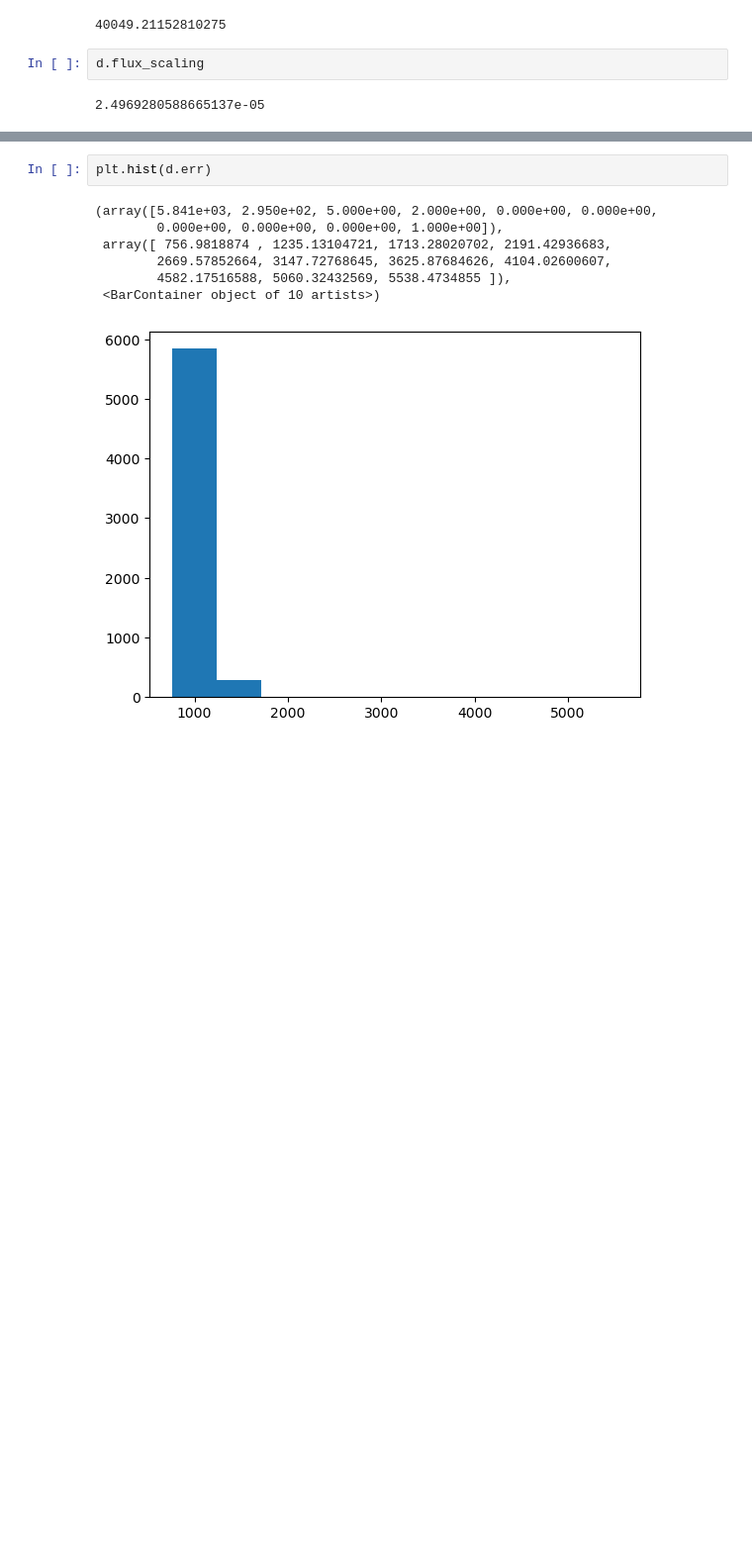
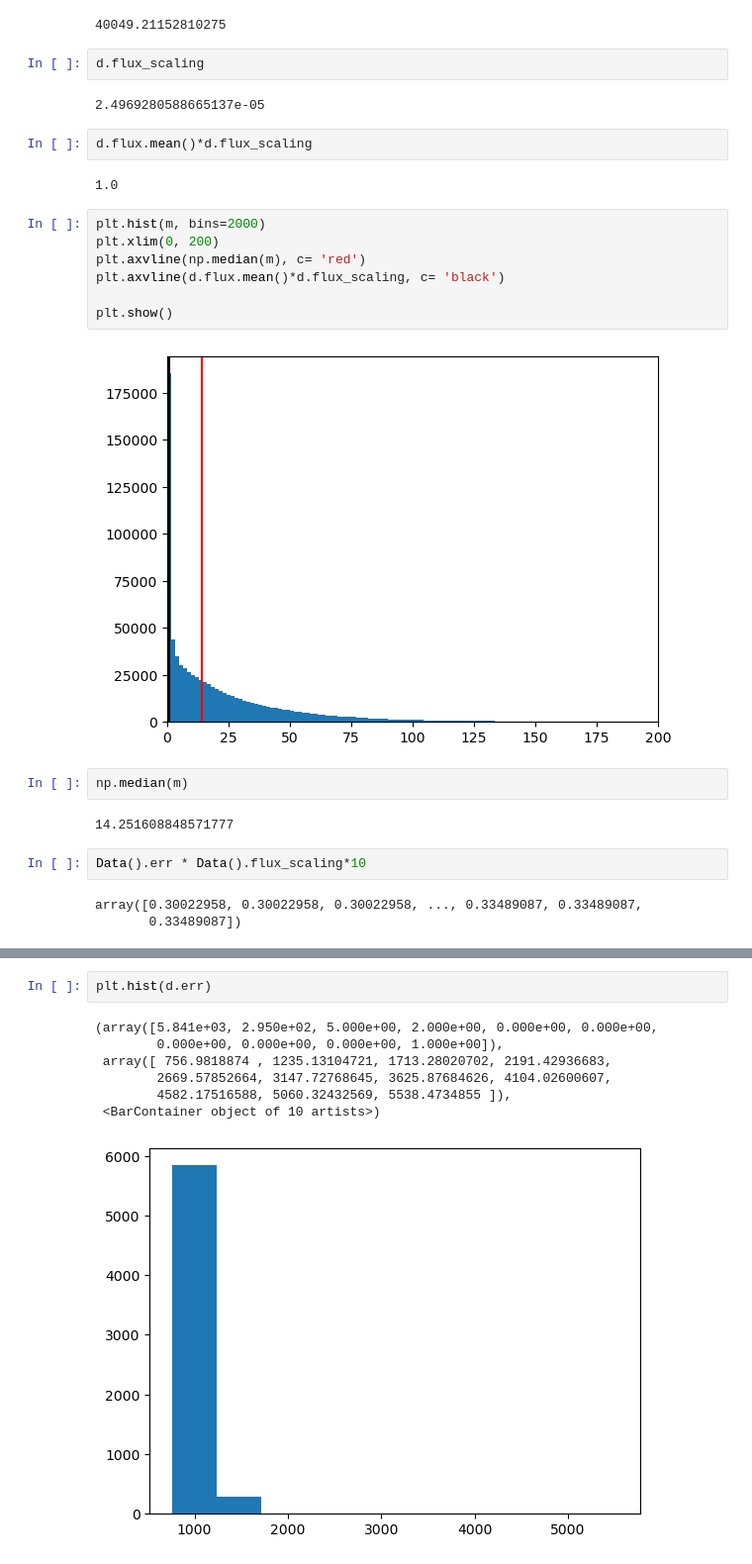
Before and after one commit to MalAstronomy/Highres, a Jupyter notebook: added_scripts/data_check.ipynb, the cells around one changed output, grey strips where cells are left out. Shown at 99% size. Drawn from its saved outputs; the diff is of its cells as text; blank space fills up the shorter version.

```diff
--- a/added_scripts/data_check.ipynb
+++ b/added_scripts/data_check.ipynb
@@ -105,3 +163,25 @@ d.flux.mean()
 d.flux_scaling
 # %% [output]
 2.4969280588665137e-05
+# %%
+d.flux.mean()*d.flux_scaling
+# %% [output]
+1.0
+# %%
+plt.hist(m, bins=2000)
+plt.xlim(0, 200)
+plt.axvline(np.median(m), c= 'red')
+plt.axvline(d.flux.mean()*d.flux_scaling, c= 'black')
+
+plt.show()
+# %% [output]
+[figure, added]
+# %%
+np.median(m)
+# %% [output]
+14.251608848571777
+# %%
+Data().err * Data().flux_scaling*10
+# %% [output]
+array([0.30022958, 0.30022958, 0.30022958, ..., 0.33489087, 0.33489087,
+       0.33489087])
```
Also changed, not shown: parts of 35 cells of this notebook.
